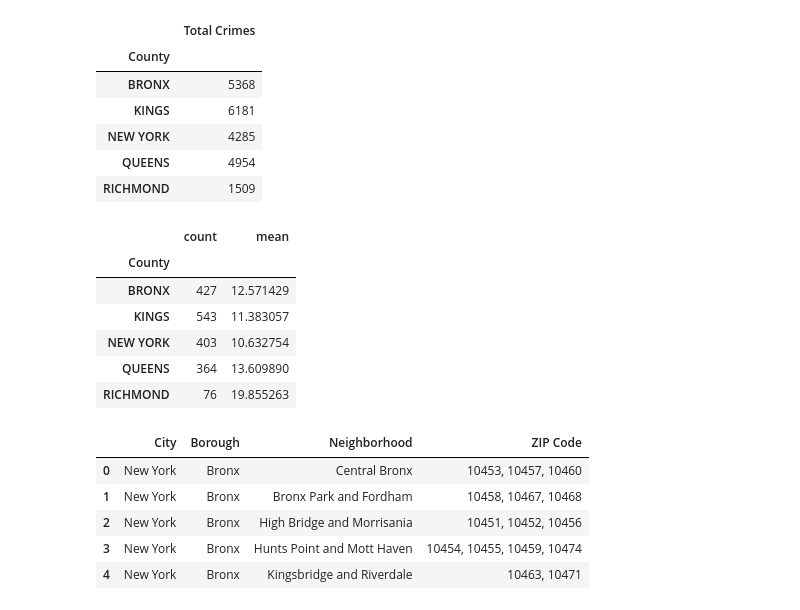
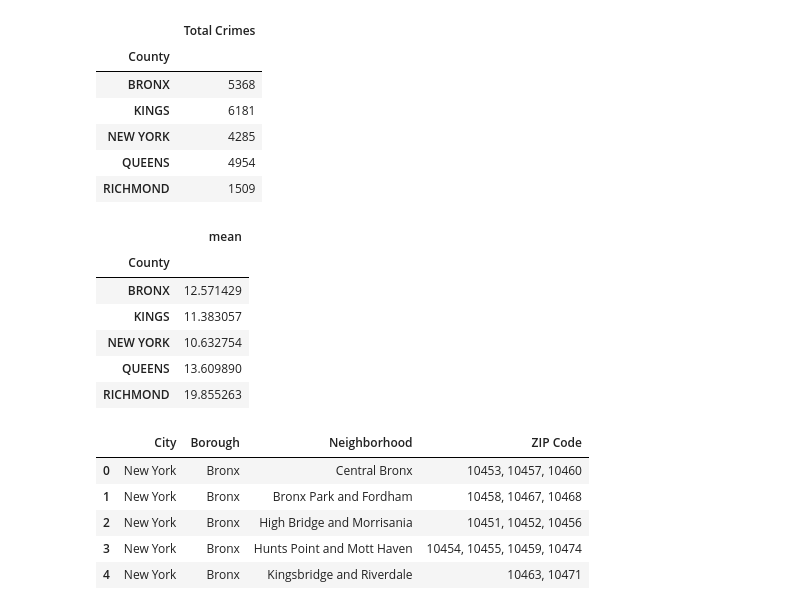
Before and after one commit to kimcrine/project_1, a Jupyter notebook: School_Saftey_Analysis.ipynb, the cells around one changed output. Drawn from its saved outputs; the diff is of its cells as text; code cells hidden in the pictures.

```diff
--- a/School_Saftey_Analysis.ipynb
+++ b/School_Saftey_Analysis.ipynb
@@ -99,16 +101,16 @@ county_crimes_summary_df.head(5)
 | RICHMOND | 1509 |
 # %%
 # Find the avgerage number of crimes by county (total crimes/number of schools in the county):
-county_avg_crimes_summary_df = reduced_school_saftey_df.groupby('County')['Total Crimes'].agg(['count', 'mean'])
+county_avg_crimes_summary_df = reduced_school_saftey_df.groupby('County')['Total Crimes'].agg(['mean'])
 county_avg_crimes_summary_df
 # %% [output]
-|  | count | mean |
-| County |  |  |
-| BRONX | 427 | 12.571429 |
-| KINGS | 543 | 11.383057 |
-| NEW YORK | 403 | 10.632754 |
-| QUEENS | 364 | 13.609890 |
-| RICHMOND | 76 | 19.855263 |
+|  | mean |
+| County |  |
+| BRONX | 12.571429 |
+| KINGS | 11.383057 |
+| NEW YORK | 10.632754 |
+| QUEENS | 13.609890 |
+| RICHMOND | 19.855263 |
 # %%
 # Bring in the Bouroughs dataframe:
 boroughs = "Resources/Boroughs.csv"
```
Also changed, not shown: parts of 3 cells of this notebook.
